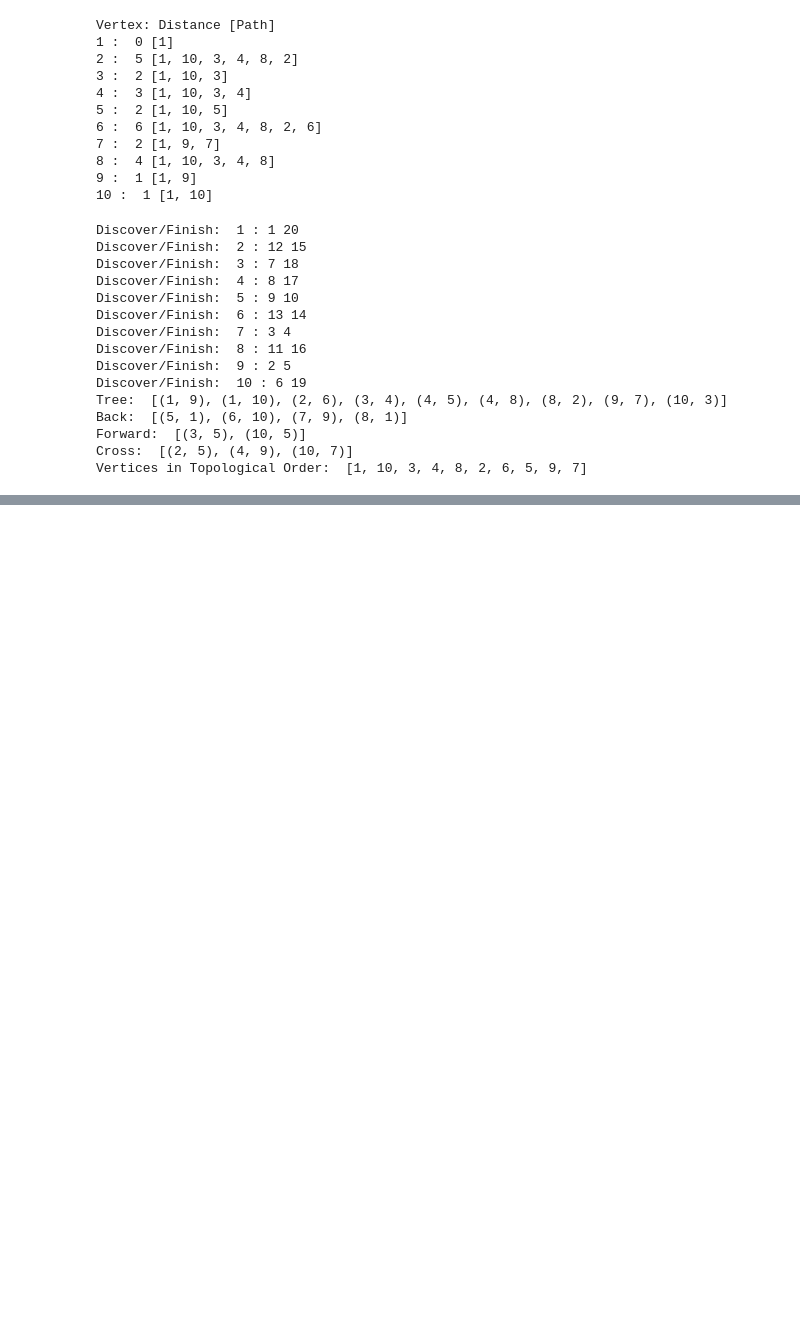
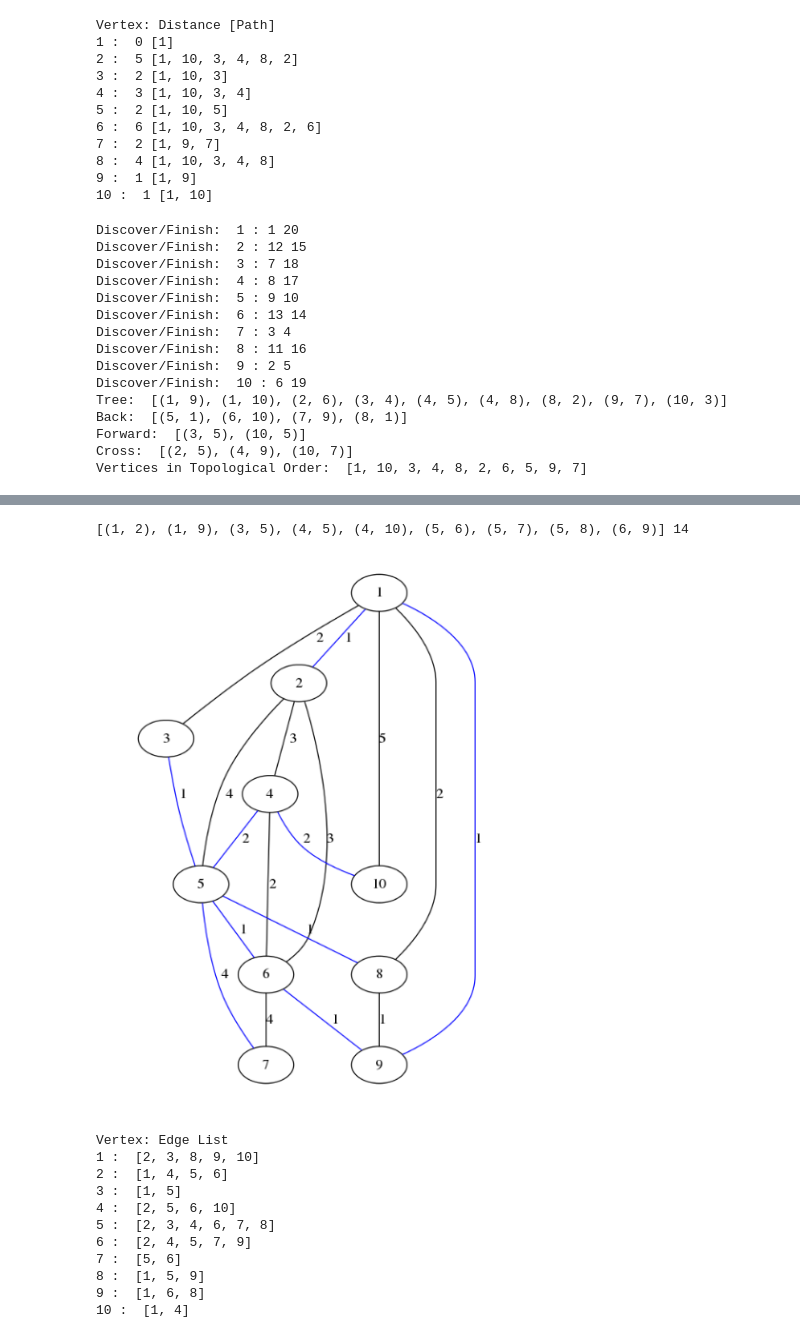
Before and after one commit to CarlosReyes1/c2017Fall, a Jupyter notebook: c174f17/GraphIntro.ipynb, the cells around one changed output, grey strips where cells are left out. Saved outputs shown, nothing was run; the diff lists cells and outputs as text; code cells hidden in the pictures; blank space fills up the shorter version.

Commit message:
Kruskal

```diff
--- a/c174f17/GraphIntro.ipynb
+++ b/c174f17/GraphIntro.ipynb
@@ -195,0 +234,22 @@ Vertices in Topological Order:  [1, 10, 3, 4, 8, 2, 6, 5, 9, 7]
+# %%
+from kruskal import *
+
+A = Kruskal(V, E, W)
+A.sort()
+print A, np.sum([W[e] for e in A])
+GraphIt(V, E, W, False, A)
+AKruskal = A
+# %% [output]
+[(1, 2), (1, 9), (3, 5), (4, 5), (4, 10), (5, 6), (5, 7), (5, 8), (6, 9)] 14
+[figure, added]
+Vertex: Edge List
+1 :  [2, 3, 8, 9, 10]
+2 :  [1, 4, 5, 6]
+3 :  [1, 5]
+4 :  [2, 5, 6, 10]
+5 :  [2, 3, 4, 6, 7, 8]
+6 :  [2, 4, 5, 7, 9]
+7 :  [5, 6]
+8 :  [1, 5, 9]
+9 :  [1, 6, 8]
+10 :  [1, 4]
```
Also changed, not shown: parts of 1 cell of this notebook.
